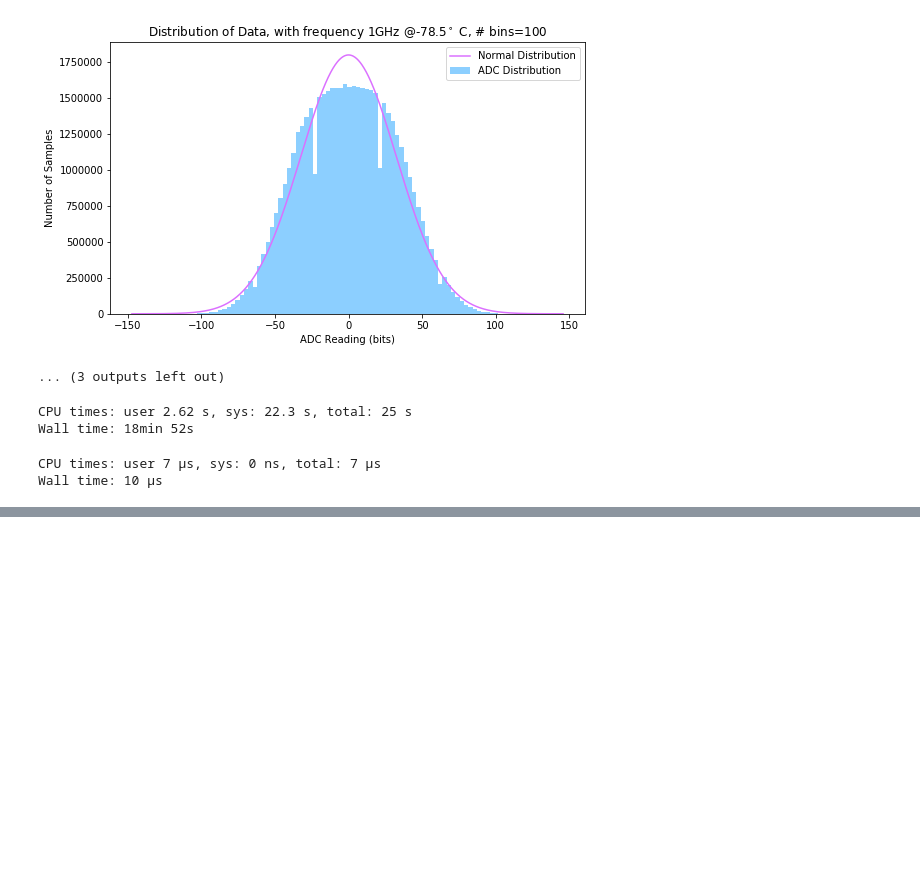
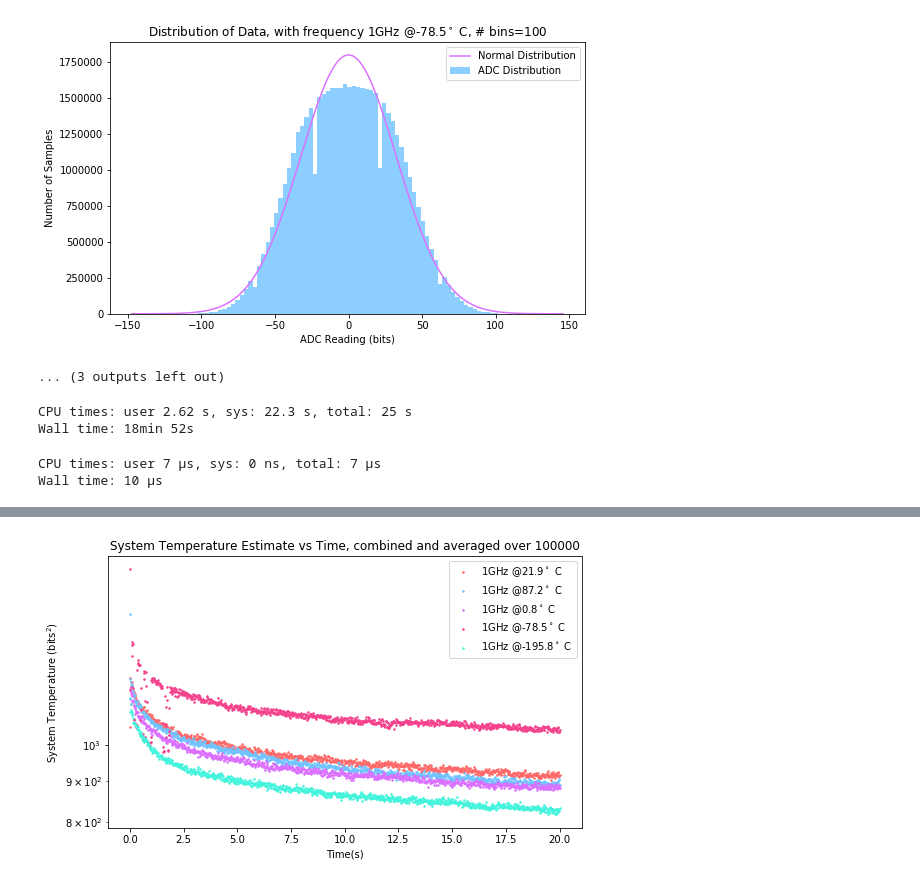
Before and after one commit to hansenjiang/AST326, a Jupyter notebook: 2/single.ipynb, the cells around one changed output, grey strips where cells are left out. Drawn from its saved outputs; the diff is of its cells as text; code cells hidden in the pictures; blank space fills up the shorter version.

```diff
--- a/2/single.ipynb
+++ b/2/single.ipynb
@@ -7,7 +7,7 @@ from scipy import constants
 
 #Graphing variables
 pagewidth = (8.5, 5)
-colours = ['#ff6868', '#fffc68', '#68ff9d', '#70c3ff', '#db70ff']
+colours = ['#ff6868', '#fffc68', '#68ff9d', '#70c3ff', '#db70ff', '#f4428c', '#42f4dc']
 # %%
 #Function definitions
 
@@ -243,4 +310,6 @@ print_stats(temp_di, titles[5])
 # %%
+%%time
+
 n = 100000
 
 temp_uhf = mean_square_adjacent(room_uhf, n)
@@ -253,8 +322,8 @@ temp_ln = mean_square_adjacent(liquid_nitrogen, n)
 
 plt.figure(figsize=pagewidth)
 plt.scatter(np.linspace(0,20,len(temp_uhf)), temp_uhf, color=colours[0], s=1.5**2, label=titles[0])
-plt.scatter(np.linspace(0,20,len(temp_fm)), temp_fm, color=colours[1], s=1.5**2, label=titles[1])
-plt.scatter(np.linspace(0,20,len(temp_lte)), temp_lte, color=colours[2], s=1.5**2, label=titles[2])
+#plt.scatter(np.linspace(0,20,len(temp_fm)), temp_fm, color=colours[1], s=1.5**2, label=titles[1])
+#plt.scatter(np.linspace(0,20,len(temp_lte)), temp_lte, color=colours[2], s=1.5**2, label=titles[2])
 plt.scatter(np.linspace(0,20,len(temp_b)), temp_b, color=colours[3], s=1.5**2, label=titles[3])
 plt.scatter(np.linspace(0,20,len(temp_i)), temp_i, color=colours[4], s=1.5**2, label=titles[4])
 plt.scatter(np.linspace(0,20,len(temp_di)), temp_di, color=colours[5], s=1.5**2, label=titles[5])
@@ -262,5 +331,7 @@ plt.scatter(np.linspace(0,20,len(temp_ln)), temp_ln, color=colours[6], s=1.5**2,
 plt.xlabel('Time(s)')
 plt.ylabel('System Temperature (bits$^2$)')
 plt.yscale('log')
-plt.title('System Temperature Estimate vs Time, frequency='+title)
-plt.savefig(directory+filename+'.png', bbox_inches='tight')
+plt.title('System Temperature Estimate vs Time, combined and averaged over 100000')
+plt.legend()
+plt.savefig('graphs/temperatures/all.png', bbox_inches='tight')
+# %% [output]
@@ -266,0 +340 @@ plt.savefig(directory+filename+'.png', bbox_inches='tight')
+[figure, added]
```
Also changed, not shown: parts of 23 cells of this notebook.
